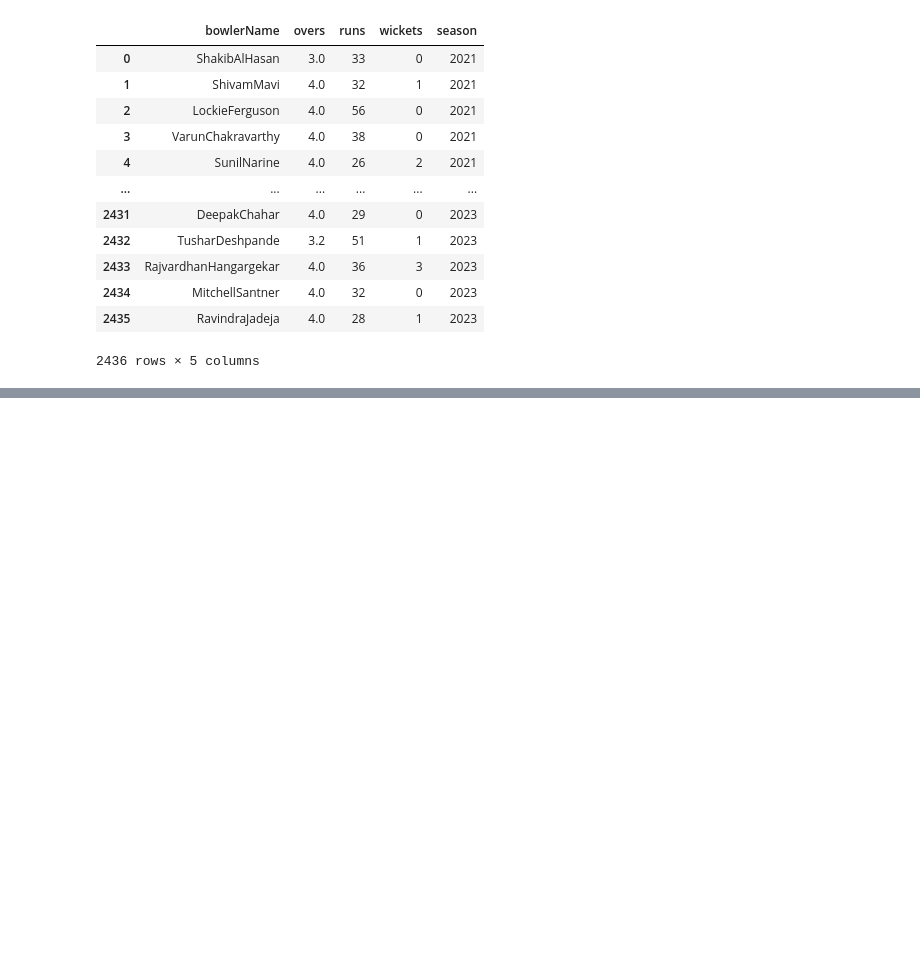
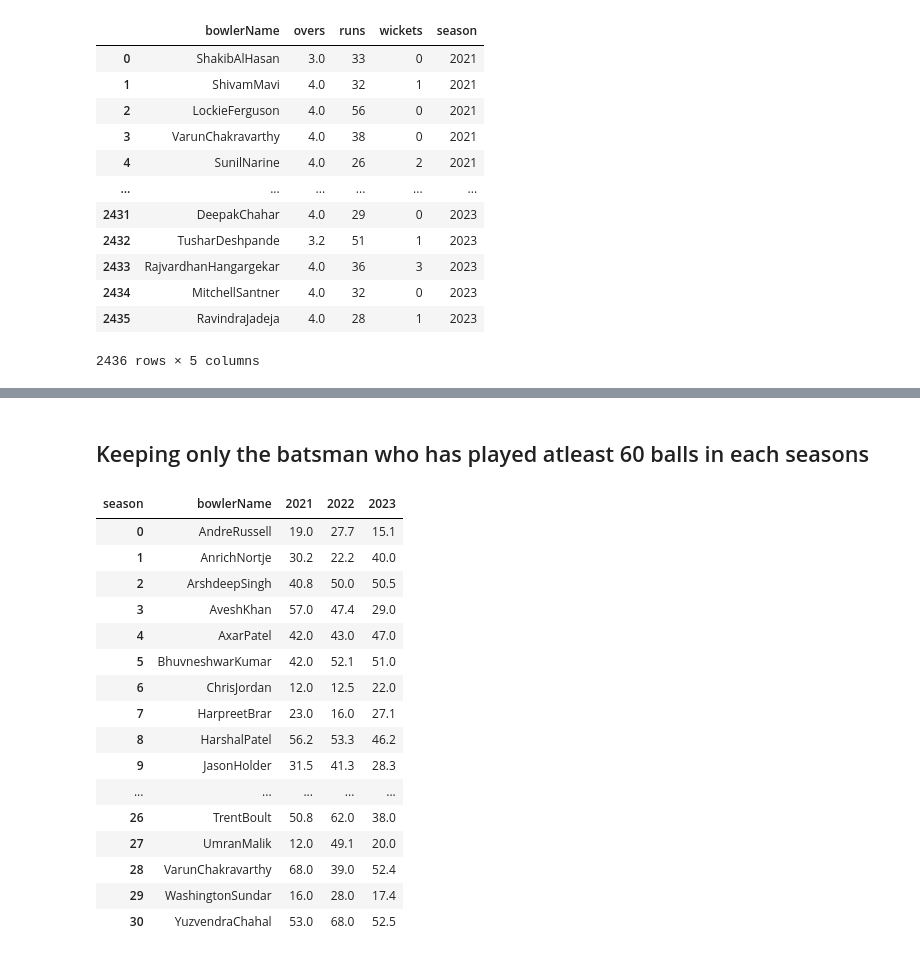
Before and after one commit to sourabhms66/ipl_2024, a Jupyter notebook: codes.ipynb, the cells around one changed output, grey strips where cells are left out. Cells and saved outputs as stored; diff of their text form; code cells hidden in the pictures; blank space fills up the shorter version.

```diff
--- a/codes.ipynb
+++ b/codes.ipynb
@@ -482,0 +506,24 @@ filtered_bowling_match
+# %% [markdown]
+## Keeping only the batsman who has played atleast 60 balls in each seasons
+# %%
+filtered_bowling_match.pivot_table(
+    values='overs',index='bowlerName',columns='season',aggfunc='sum').dropna().query(
+        '`2021` >= 12 and `2022` >= 12 and `2023` >= 12').reset_index()
+# %% [output]
+| season | bowlerName | 2021 | 2022 | 2023 |
+| 0 | AndreRussell | 19.0 | 27.7 | 15.1 |
+| 1 | AnrichNortje | 30.2 | 22.2 | 40.0 |
+| 2 | ArshdeepSingh | 40.8 | 50.0 | 50.5 |
+| 3 | AveshKhan | 57.0 | 47.4 | 29.0 |
+| 4 | AxarPatel | 42.0 | 43.0 | 47.0 |
+| 5 | BhuvneshwarKumar | 42.0 | 52.1 | 51.0 |
+| 6 | ChrisJordan | 12.0 | 12.5 | 22.0 |
+| 7 | HarpreetBrar | 23.0 | 16.0 | 27.1 |
+| 8 | HarshalPatel | 56.2 | 53.3 | 46.2 |
+| 9 | JasonHolder | 31.5 | 41.3 | 28.3 |
+| ... | ... | ... | ... | ... |
+| 26 | TrentBoult | 50.8 | 62.0 | 38.0 |
+| 27 | UmranMalik | 12.0 | 49.1 | 20.0 |
+| 28 | VarunChakravarthy | 68.0 | 39.0 | 52.4 |
+| 29 | WashingtonSundar | 16.0 | 28.0 | 17.4 |
+| 30 | YuzvendraChahal | 53.0 | 68.0 | 52.5 |
```
Also changed, not shown: parts of 3 cells of this notebook.
